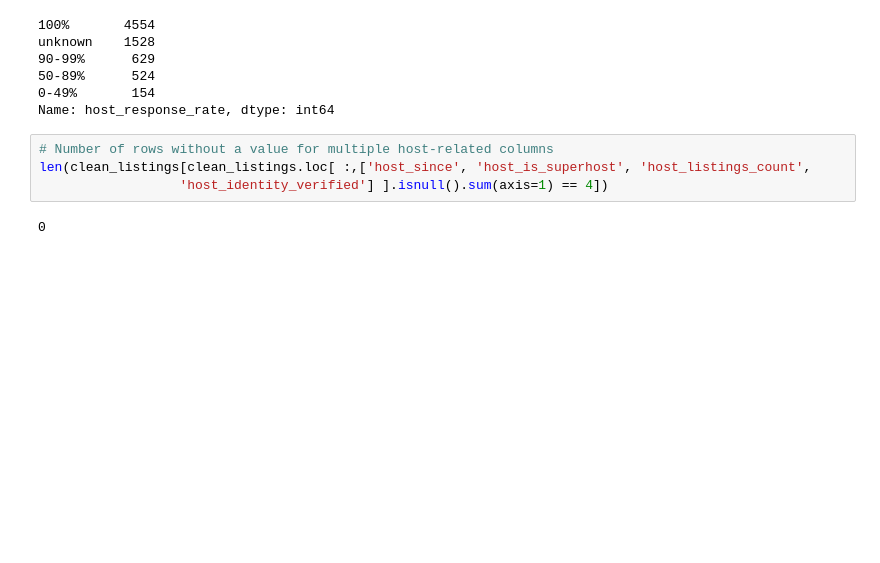
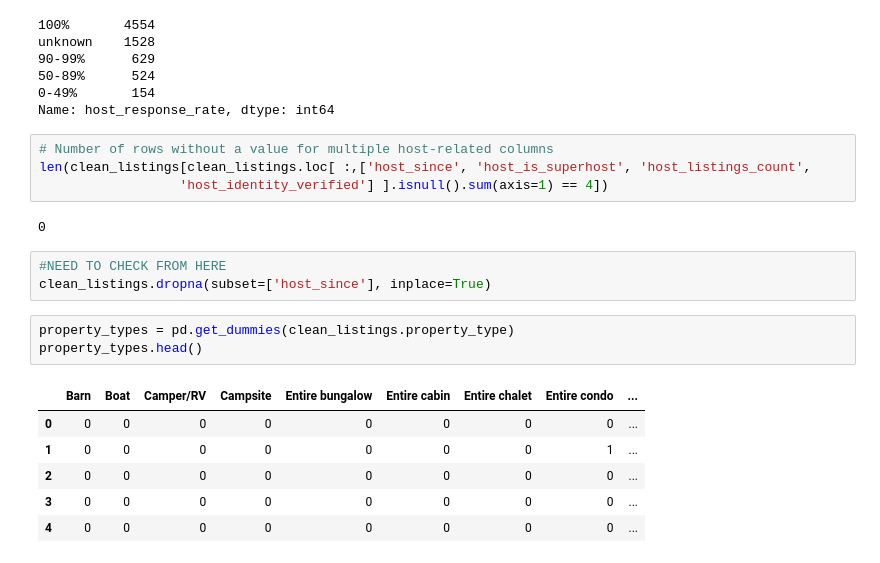
Before and after one commit to Anant-K-Gupta/AirBnbProject, a Jupyter notebook: airbnb.ipynb, the cells around one changed output. Saved outputs shown, nothing was run; the diff lists cells and outputs as text; blank space fills up the shorter version.

```diff
--- a/airbnb.ipynb
+++ b/airbnb.ipynb
@@ -224,3 +224,16 @@ len(clean_listings[clean_listings.loc[ :,['host_since', 'host_is_superhost', 'ho
                   'host_identity_verified'] ].isnull().sum(axis=1) == 4])
 # %% [output]
 0
+# %%
+#NEED TO CHECK FROM HERE
+clean_listings.dropna(subset=['host_since'], inplace=True)
+# %%
+property_types = pd.get_dummies(clean_listings.property_type)
+property_types.head()
+# %% [output]
+|  | Barn | Boat | Camper/RV | Campsite | Entire bungalow | Entire cabin | Entire chalet | Entire condo | ... |
+| 0 | 0 | 0 | 0 | 0 | 0 | 0 | 0 | 0 | ... |
+| 1 | 0 | 0 | 0 | 0 | 0 | 0 | 0 | 1 | ... |
+| 2 | 0 | 0 | 0 | 0 | 0 | 0 | 0 | 0 | ... |
+| 3 | 0 | 0 | 0 | 0 | 0 | 0 | 0 | 0 | ... |
+| 4 | 0 | 0 | 0 | 0 | 0 | 0 | 0 | 0 | ... |
```
Also changed, not shown: parts of 6 cells of this notebook.
